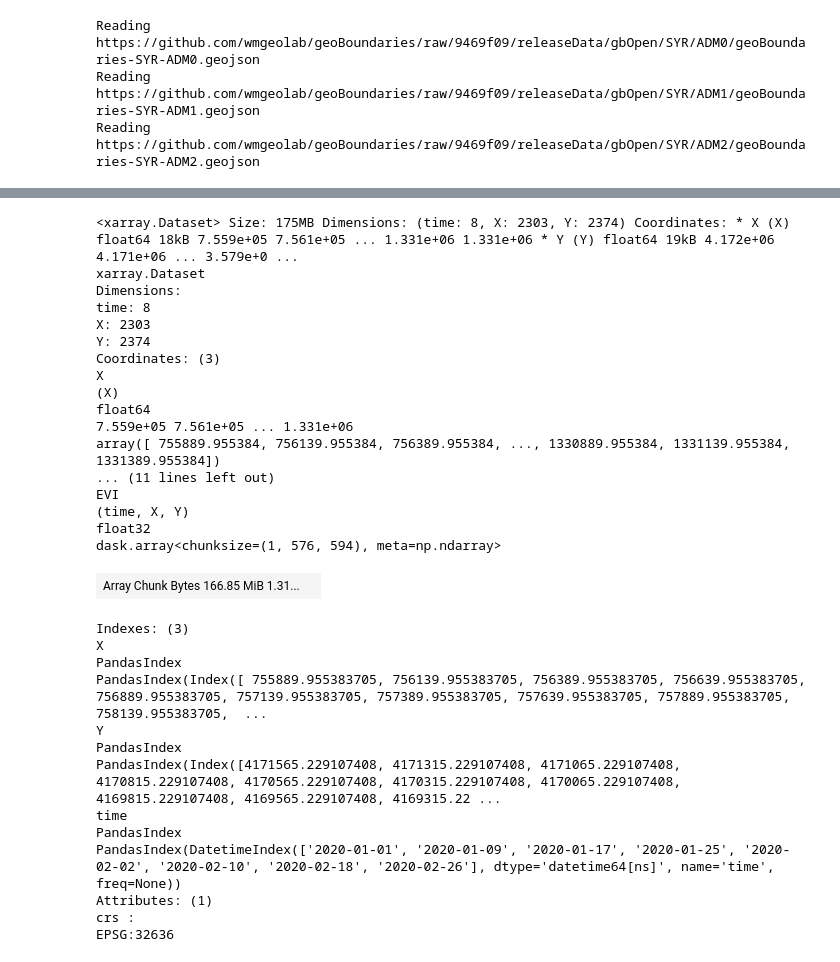
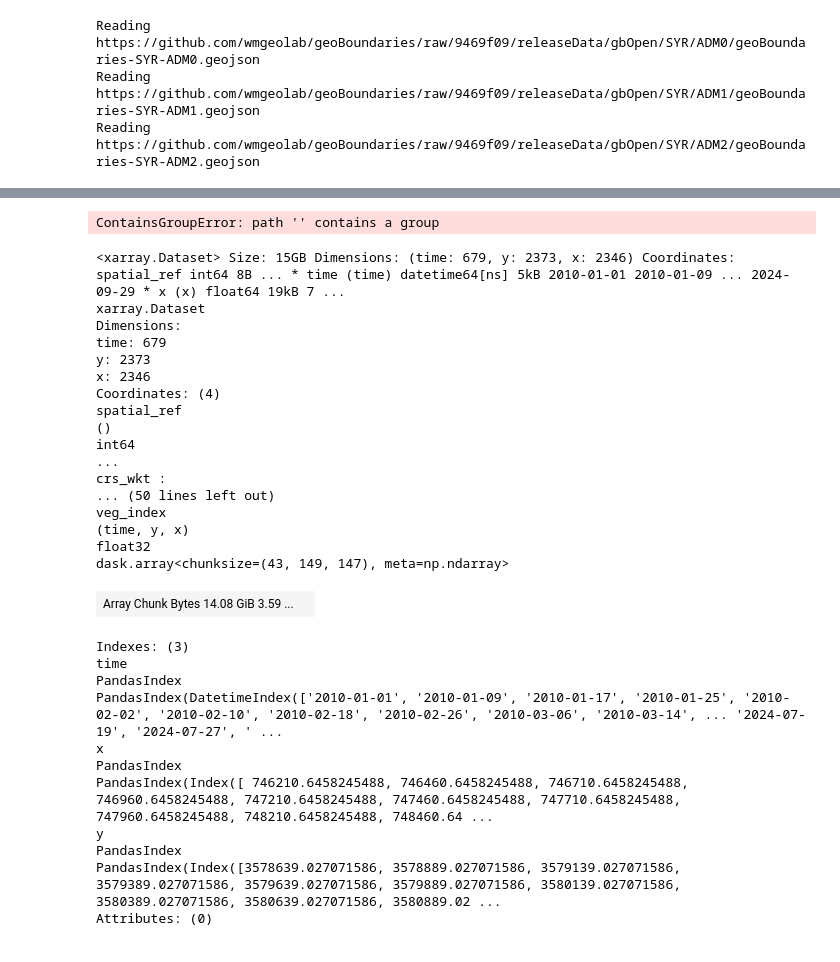
Before and after one commit to datapartnership/syria-economic-monitor, a Jupyter notebook: notebooks/vegetation-conditions/evi_timeseries.ipynb, the cells around one changed output, grey strips where cells are left out. Drawn from its saved outputs; the diff is of its cells as text; code cells hidden in the pictures.

```diff
--- a/notebooks/vegetation-conditions/evi_timeseries.ipynb
+++ b/notebooks/vegetation-conditions/evi_timeseries.ipynb
@@ -420,35 +559,44 @@ print(ds_zarr)
+# %%
+# Flip the data along the y-axis
+# ds2 = ds2.isel(Y=slice(None, None, -1))
+ds_geo = ds2.copy()
+ds_geo.rio.write_crs(utm, inplace=True)
+ds_geo = ds_geo.transpose("time", "Y", "X")
+ds_geo = ds_geo.rename({"Y": "y", "X": "x"})
+ds_geo.rio.set_spatial_dims(x_dim="x", y_dim="y", inplace=True)
+ds_geo.to_zarr("modis_crop_processed_2010_2025.zarr")
+# %% [output]
+ContainsGroupError: path '' contains a group
 # %%
-ds_geo = xr.open_zarr('2020_2021_2months_modis.zarr')
+ds_geo = xr.open_zarr("modis_crop_processed_2010_2025.zarr")
 ds_geo
 # %% [output]
-<xarray.Dataset> Size: 175MB Dimensions: (time: 8, X: 2303, Y: 2374) Coordinates: * X (X) float64 18kB 7.559e+05 7.561e+05 ... 1.331e+06 1.331e+06 * Y (Y) float64 19kB 4.172e+06 4.171e+06 ... 3.579e+0 ...
+<xarray.Dataset> Size: 15GB Dimensions: (time: 679, y: 2373, x: 2346) Coordinates: spatial_ref int64 8B ... * time (time) datetime64[ns] 5kB 2010-01-01 2010-01-09 ... 2024-09-29 * x (x) float64 19kB 7 ...
 xarray.Dataset
 Dimensions:
-time: 8
-X: 2303
-Y: 2374
-Coordinates: (3)
-X
-(X)
-float64
-7.559e+05 7.561e+05 ... 1.331e+06
-array([ 755889.955384, 756139.955384, 756389.955384, ..., 1330889.955384, 1331139.955384, 1331389.955384])
-... (11 lines left out)
-EVI
-(time, X, Y)
+time: 679
+y: 2373
+x: 2346
+Coordinates: (4)
+spatial_ref
+()
+int64
+...
+crs_wkt :
+... (50 lines left out)
+veg_index
+(time, y, x)
 float32
-dask.array<chunksize=(1, 576, 594), meta=np.ndarray>
+dask.array<chunksize=(43, 149, 147), meta=np.ndarray>
-| Array Chunk Bytes 166.85 MiB 1.31... |  |
+| Array Chunk Bytes 14.08 GiB 3.59 ... |  |
 Indexes: (3)
-X
-PandasIndex
-PandasIndex(Index([ 755889.955383705, 756139.955383705, 756389.955383705, 756639.955383705, 756889.955383705, 757139.955383705, 757389.955383705, 757639.955383705, 757889.955383705, 758139.955383705,  ...
-Y
-PandasIndex
-PandasIndex(Index([4171565.229107408, 4171315.229107408, 4171065.229107408, 4170815.229107408, 4170565.229107408, 4170315.229107408, 4170065.229107408, 4169815.229107408, 4169565.229107408, 4169315.22 ...
 time
 PandasIndex
-PandasIndex(DatetimeIndex(['2020-01-01', '2020-01-09', '2020-01-17', '2020-01-25', '2020-02-02', '2020-02-10', '2020-02-18', '2020-02-26'], dtype='datetime64[ns]', name='time', freq=None))
-Attributes: (1)
-crs :
-EPSG:32636
+PandasIndex(DatetimeIndex(['2010-01-01', '2010-01-09', '2010-01-17', '2010-01-25', '2010-02-02', '2010-02-10', '2010-02-18', '2010-02-26', '2010-03-06', '2010-03-14', ... '2024-07-19', '2024-07-27', ' ...
+x
+PandasIndex
+PandasIndex(Index([ 746210.6458245488, 746460.6458245488, 746710.6458245488, 746960.6458245488, 747210.6458245488, 747460.6458245488, 747710.6458245488, 747960.6458245488, 748210.6458245488, 748460.64 ...
+y
+PandasIndex
+PandasIndex(Index([3578639.027071586, 3578889.027071586, 3579139.027071586, 3579389.027071586, 3579639.027071586, 3579889.027071586, 3580139.027071586, 3580389.027071586, 3580639.027071586, 3580889.02 ...
+Attributes: (0)
```
Also changed, not shown: parts of 100 cells of this notebook, 12 other files.
